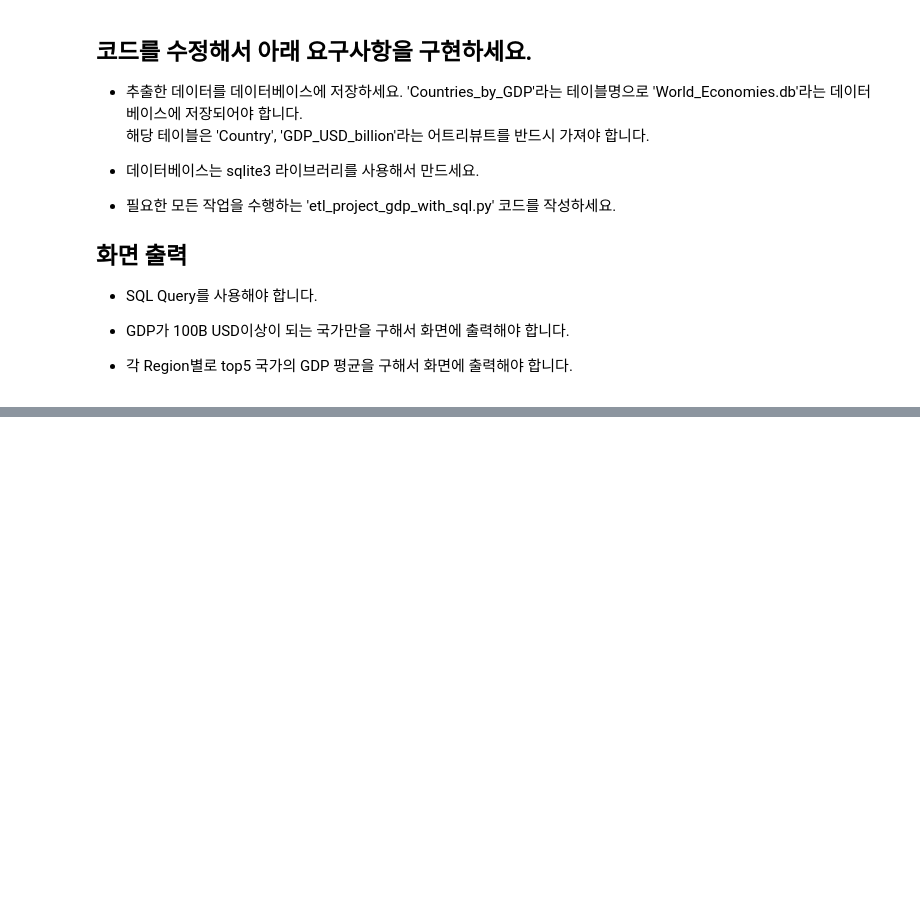
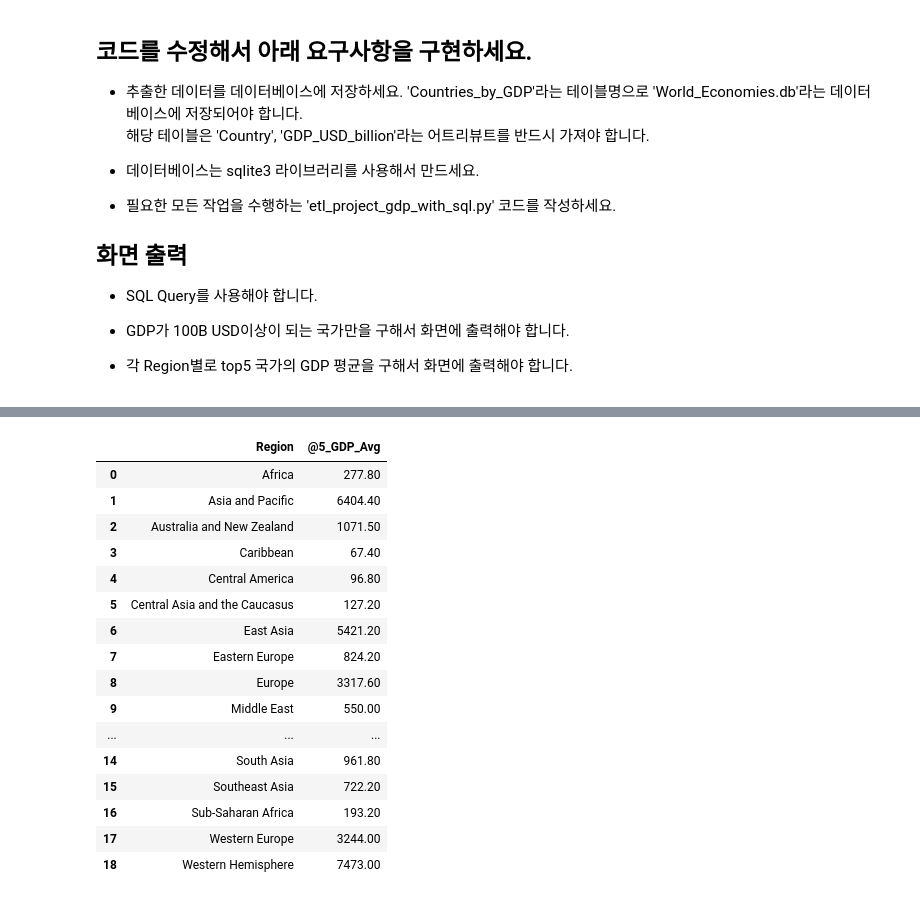
Before and after one commit to SanyaPark/Softeer-Bootcamp, a Jupyter notebook: missions/W1/M3.ipynb, the cells around one changed output, grey strips where cells are left out. Saved outputs shown, nothing was run; the diff lists cells and outputs as text; code cells hidden in the pictures; blank space fills up the shorter version.

```diff
--- a/missions/W1/M3.ipynb
+++ b/missions/W1/M3.ipynb
@@ -393,0 +674,19 @@ Zimbabwe
+# %%
+# Step 1: region_to_country 데이터를 DataFrame으로 변환
+region_list = []
+for region, countries in region.items():
+    for country in countries:
+        region_list.append({"Region": region, "Country": country})
+region_df = pd.DataFrame(region_list)
+# Step 2: country_to_gdp 딕셔너리를 DataFrame으로 변환
+gdp_df = pd.DataFrame(list(gdps.items()), columns=["Country", "GDP"])
+
+# Step 3: 두 DataFrame 병합 (Country를 기준으로)
+merged_df = pd.merge(region_df, gdp_df, on="Country", how="inner")
+
+# Step 4: 정리된 결과 출력
+print(merged_df)
+
+# 추가: Region 별 국가 및 GDP 보기
+grouped = merged_df.groupby("Region")[["Country", "GDP"]].apply(lambda x: x.values.tolist())
+grouped
@@ -393,0 +725,29 @@ Zimbabwe
+# %%
+merged_df.GDP = merged_df.GDP.astype(int)
+top_5_by_region = (
+    merged_df.sort_values(by=['Region', 'GDP'], ascending=[True, False])
+    .groupby('Region')
+    .head(5)
+)
+region_avg_gdp = top_5_by_region.groupby("Region")["GDP"].mean().reset_index().apply(lambda x: round(x, 2))
+region_avg_gdp.columns = ["Region", "@5_GDP_Avg"]
+# %%
+region_avg_gdp
+# %% [output]
+|  | Region | @5_GDP_Avg |
+| 0 | Africa | 277.80 |
+| 1 | Asia and Pacific | 6404.40 |
+| 2 | Australia and New Zealand | 1071.50 |
+| 3 | Caribbean | 67.40 |
+| 4 | Central America | 96.80 |
+| 5 | Central Asia and the Caucasus | 127.20 |
+| 6 | East Asia | 5421.20 |
+| 7 | Eastern Europe | 824.20 |
+| 8 | Europe | 3317.60 |
+| 9 | Middle East | 550.00 |
+| ... | ... | ... |
+| 14 | South Asia | 961.80 |
+| 15 | Southeast Asia | 722.20 |
+| 16 | Sub-Saharan Africa | 193.20 |
+| 17 | Western Europe | 3244.00 |
+| 18 | Western Hemisphere | 7473.00 |
```
Also changed, not shown: parts of 12 cells of this notebook, 8 other files.
